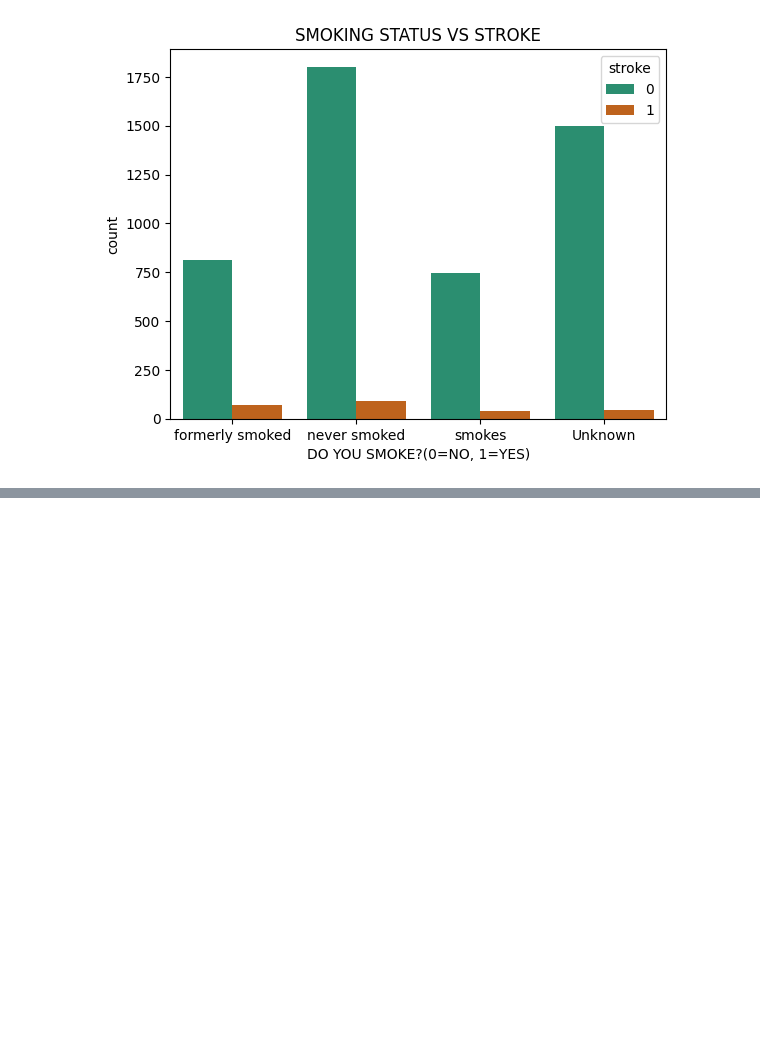
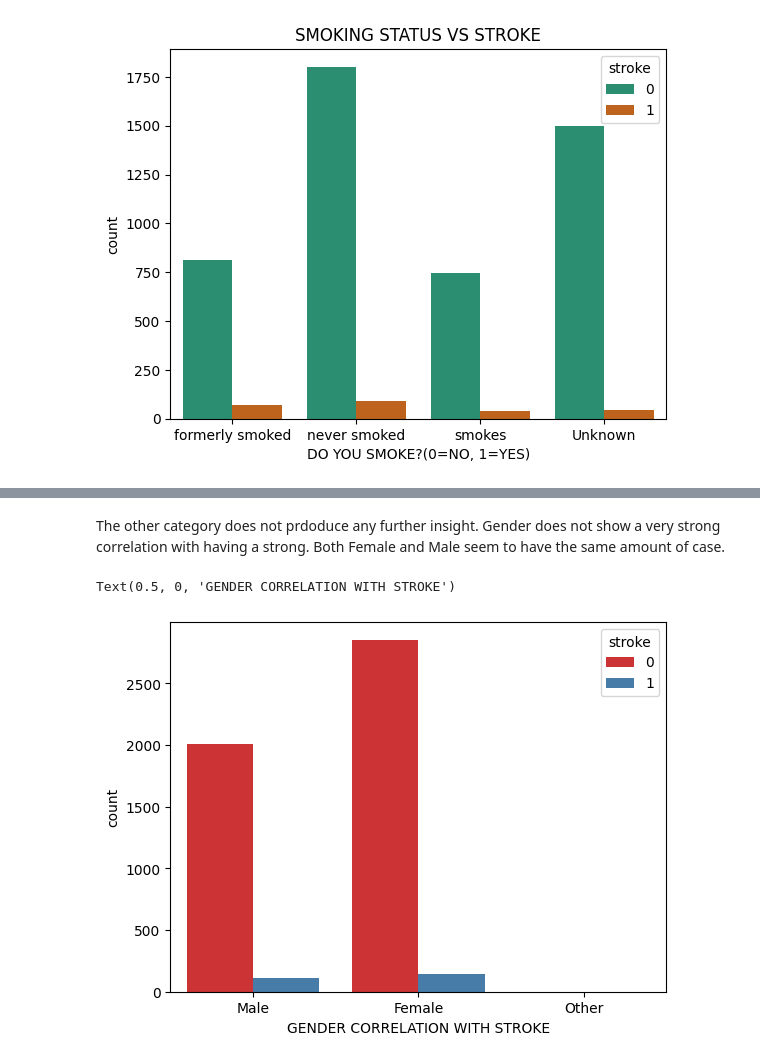
Before and after one commit to millertaybali/python_for_data_science_project_group_5, a Jupyter notebook: stroke_analysis.ipynb, the cells around one changed output, grey strips where cells are left out. Cells and saved outputs as stored; diff of their text form; code cells hidden in the pictures; blank space fills up the shorter version.

```diff
--- a/stroke_analysis.ipynb
+++ b/stroke_analysis.ipynb
@@ -354,0 +420,9 @@ Text(0.5, 0, 'DO YOU SMOKE?(0=NO, 1=YES)')
+# %% [markdown]
+The other category does not prdoduce any further insight. Gender does not show a very strong correlation with having a strong.
+Both Female and Male seem to have the same amount of case.
+# %%
+sns.countplot(data=df, x="gender", hue="stroke", palette="Set1")
+plt.xlabel("GENDER CORRELATION WITH STROKE")
+# %% [output]
+Text(0.5, 0, 'GENDER CORRELATION WITH STROKE')
+[figure, added]
```
Also changed, not shown: parts of 23 cells of this notebook.
